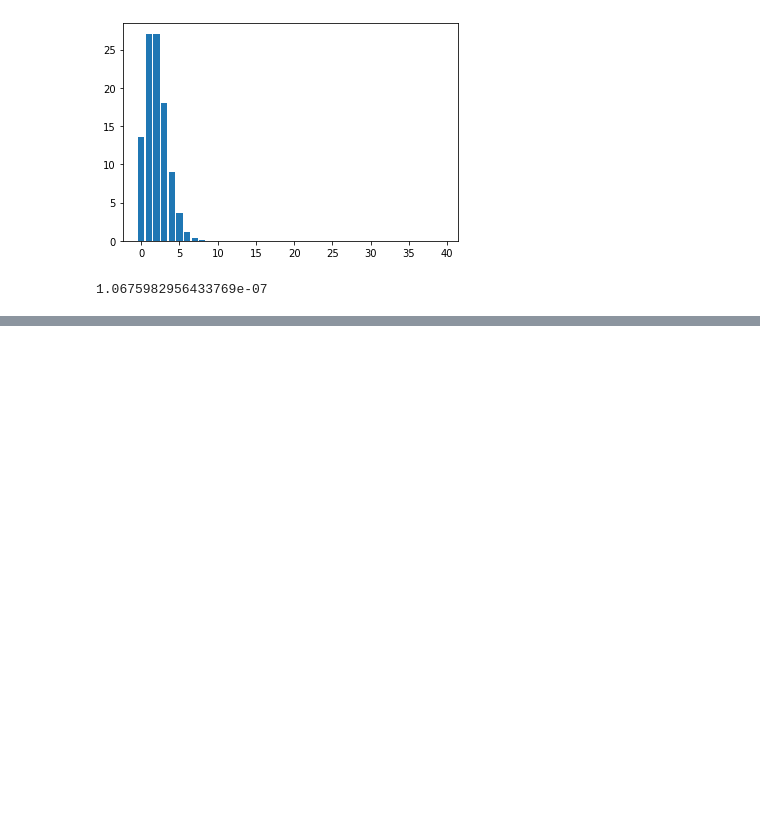
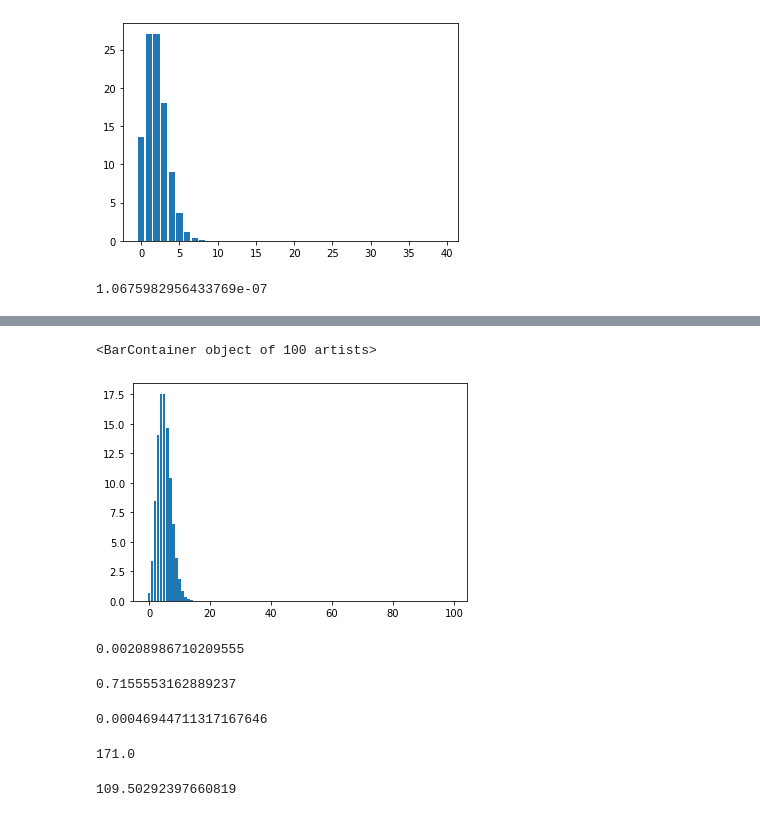
Before and after one commit to eaglehkim/python, a Jupyter notebook: prac2.ipynb, the cells around one changed output, grey strips where cells are left out. Drawn from its saved outputs; the diff is of its cells as text; code cells hidden in the pictures; blank space fills up the shorter version.

```diff
--- a/prac2.ipynb
+++ b/prac2.ipynb
@@ -2029,0 +2133,75 @@ fact(6) * fact(40) / fact(46)
+# %%
+# 포아송 분포
+
+# 일어날 횟수 - λ(람다) 번일 때
+# 이 사건이 n번 일어날 확률
+
+from math import exp
+from math import factorial as fact
+
+def poi_prob(n, lammbda):
+  expect = (pow(lammbda,n) * exp(-lammbda)) / fact(n)
+  return expect
+
+expect_ = []
+
+total = 100 # 갯수
+lammbda = 5 # 사건이 두 번 일어남
+
+for i in range(total):
+  expect_.append(poi_prob(i, lammda)*100)
+
+plt.bar(np.arange(total), expect_)
+# %% [output]
+<BarContainer object of 100 artists>
+[figure, added]
+# %%
+# T-Test
+# A집단과 B집단이 다르다는 것을 테스트
+# p < 0.05 보다 작으면 A집단과 B집단은 다르다
+# ex) 남자와 여자, 20대와 30대, 인간과 원숭이 등....
+
+# 독립변수 T-Test (independent t-test)
+# 대응변수 T-Test (paried t-test) ---- 절대적으로 중요!
+# 1. 표본 수 동일  - 즉 같은 조직
+# 2. 동분산성 보장 - 즉 같은 조직
+# ex) 실험, 자극, 약, 사건 전후........... ㅁㅁ했더니 달라졌다, 효과가 있다,변했다 등
+
+# 독립변수 T-Test
+import scipy.stats as stats
+
+A = [169,170,171,172,168,180,171,167] # 연구실 아이들
+A = np.array(A)
+
+B = [180,175,168,187,190,191,195,189,178]# 연구실 외국아이들
+B = np.array(B)
+
+C = [168,170,169,172,173,172,166,173] # A의 연구실아이들 -> 노마 먹고 키 큼
+C = np.array(C)
+
+D = [183,185,190,195,186,186,178,195] # A의 연구들이 -> 노마2 먹고 키 엄청 큼
+D = np.array(D)
+
+t_ind, p = stats.ttest_ind(A,B)
+p              ### p < 0.05 --> 유의미한 차이가 있다
+# %% [output]
+0.00208986710209555
+# %%
+# paired t-test 서로 갯수 맞아야 함
+t_rel, p =stats.ttest_rel(A,C)
+p              ### p > 0.05 --> 차이가 없다!
+# %% [output]
+0.7155553162889237
+# %%
+t_rel, p = stats.ttest_rel(A,D)
+p              ### p < 0.05 --> 유의미한 차이가 있다!
+# %% [output]
+0.00046944711317167646
+# %%
+A.mean()
+# %% [output]
+171.0
+# %%
+D.mean() / A.mean() * 100     # 노마2를 먹고 9.5퍼센트의 성장률을 보였다!
+# %% [output]
+109.50292397660819
```
Also changed, not shown: parts of 25 cells of this notebook.
